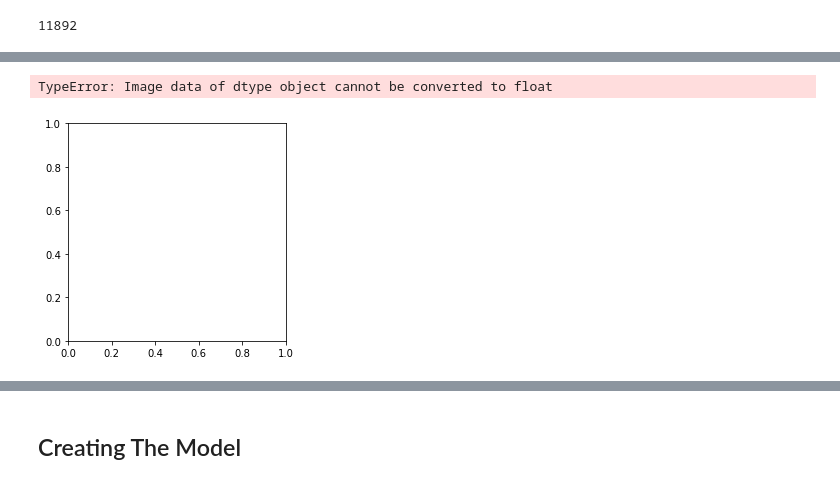
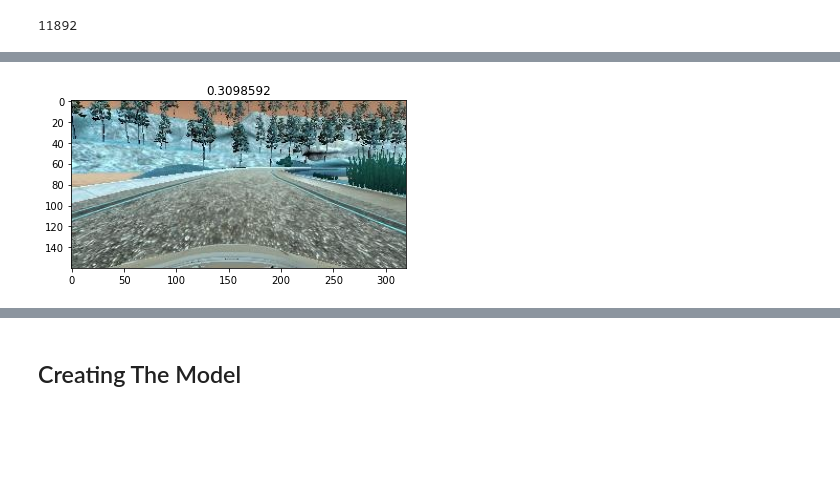
Before and after one commit to CSCI4850/s22-team6-project, a Jupyter notebook: Data/Car_Data/CNN_model.ipynb, the cells around one changed output, grey strips where cells are left out. Saved outputs shown, nothing was run; the diff lists cells and outputs as text; code cells hidden in the pictures; blank space fills up the shorter version.

```diff
--- a/Data/Car_Data/CNN_model.ipynb
+++ b/Data/Car_Data/CNN_model.ipynb
@@ -54,3 +53,7 @@ df_shuffled.head()
+# %%
+#placeholders, ram intensive - might crash on lower end machines
+x_train = np.full((split,160,320,3),0)
+x_test = np.full((int(length-split+1),160,320,3),0)
 # %%
 #split in training and testing data
 #x holds the image
@@ -59,15 +62,24 @@ train = df_shuffled.iloc[:split,:]
 test = df_shuffled.iloc[split:,:]
 
 #training data
-x_train = train["image_path"]
+x_train_path = train["image_path"]
 y_train = train["steering"]
 
 #testing data
-x_test = test["image_path"]
+x_test_path = test["image_path"]
 y_test = test["steering"]
 
-#reset rows
-x_test = x_test.reset_index()
-y_test = y_test.reset_index()
+#import all images from paths, might be ram intensive 16gb or more might be required
+index = 0
+for path in x_train_path:
+    x_train[index] = cv2.imread(path)
+    index = index + 1
+
+
+#for test set as well
+index = 0
+for path in x_test_path:
+    x_test[index] = cv2.imread(path)
+    index = index + 1
 # %%
 #checking outputs
@@ -79,12 +128,9 @@ learning_images//6638.jpeg
 # %%
 #checking if it seems like the right input for that frame
-import cv2
 
 #show an example image
-image = cv2.imread(x_train.iloc[0])
-plt.imshow(image)
-plt.title(y_train.iloc[0])
+plt.imshow(x_train[43])
+plt.title(y_train[43])
 plt.show()
 # %% [output]
-TypeError: Image data of dtype object cannot be converted to float
-[figure, old version]
+[figure, new version]
```
Also changed, not shown: parts of 6 cells of this notebook.
